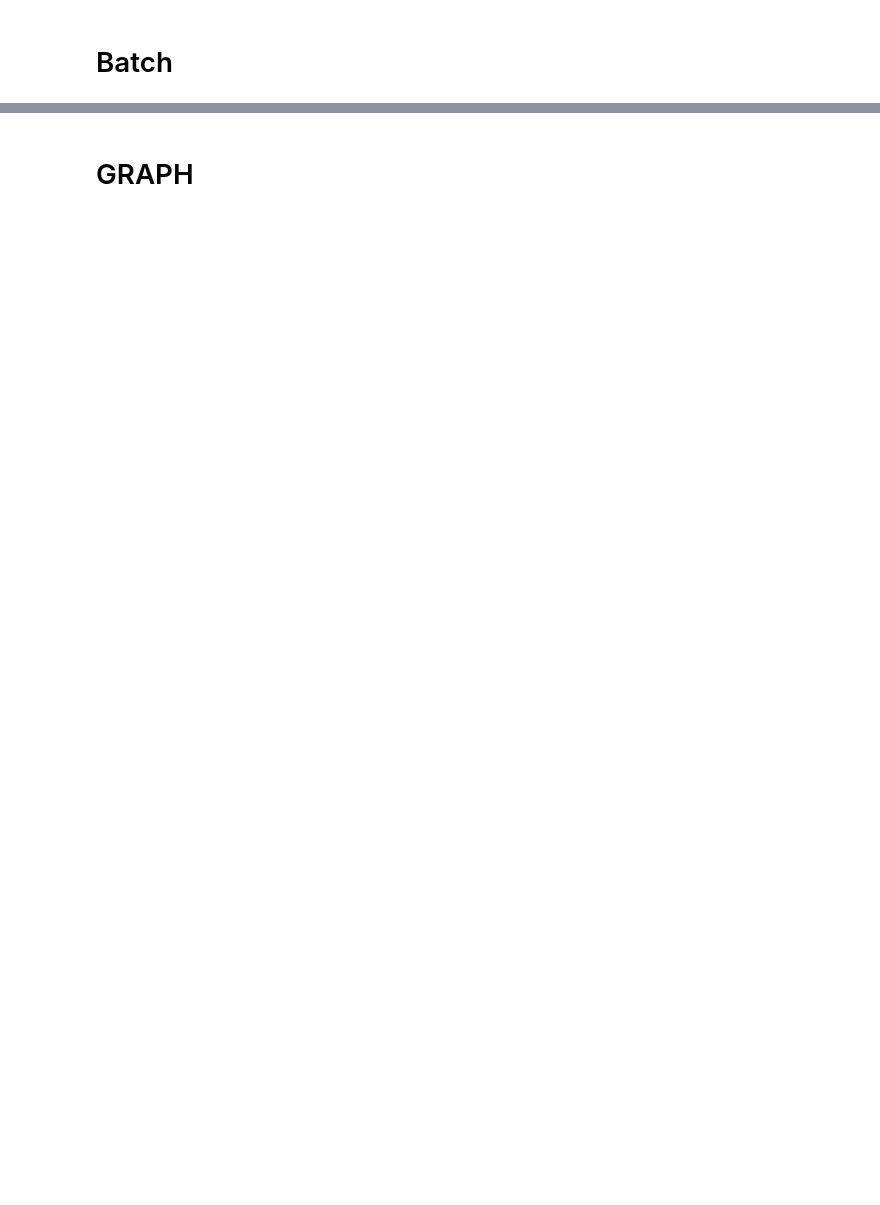
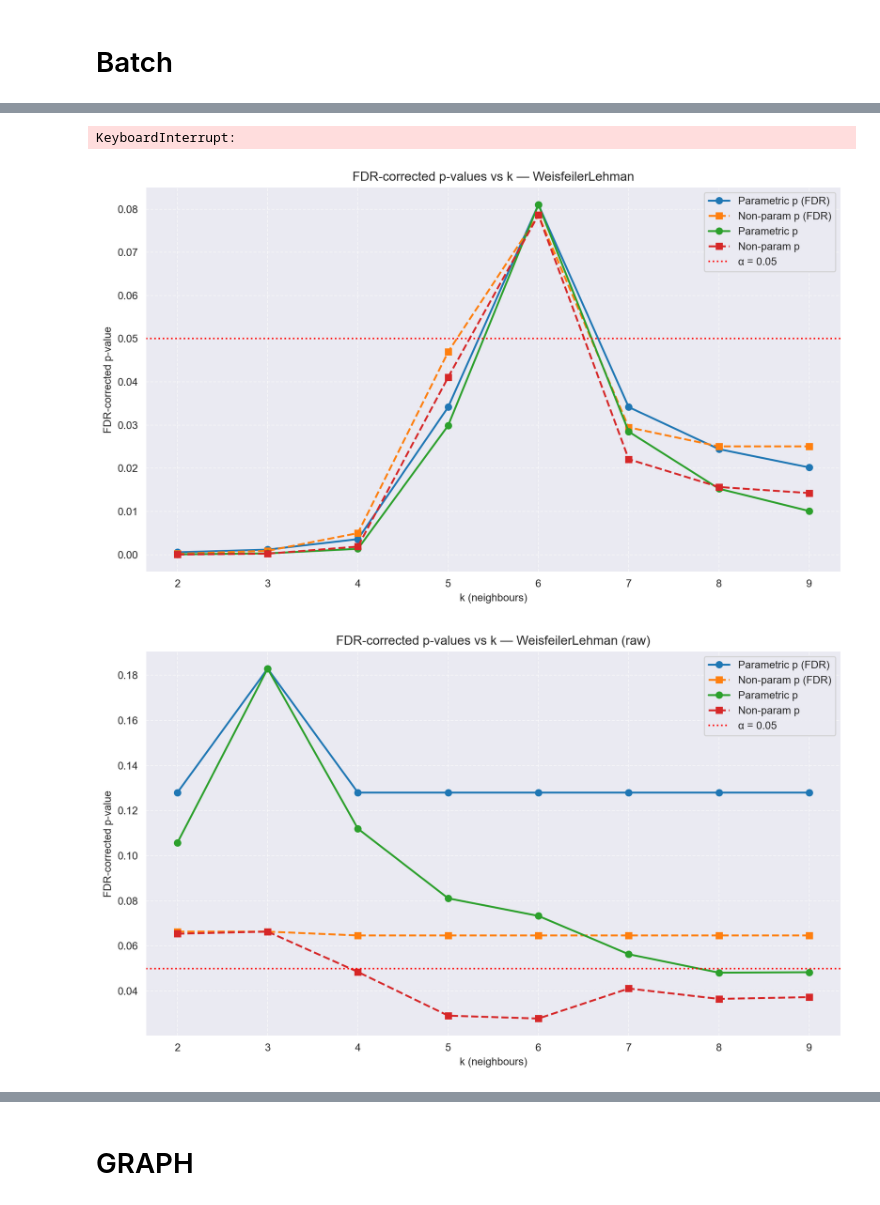
Before and after one commit to 5i5ousPlay/thesisv3, a Jupyter notebook: notebook.ipynb, the cells around one changed output, grey strips where cells are left out. Saved outputs shown, nothing was run; the diff lists cells and outputs as text; code cells hidden in the pictures; blank space fills up the shorter version.

```diff
--- a/notebook.ipynb
+++ b/notebook.ipynb
@@ -30,4 +51,5 @@ for k in range(2, 11):
 # %%
 from thesisv3.validation.tuners import compare_kernels
 # %%
-results = compare_kernels(batcher_dir="./Output/batcher_output", output_dir="./Output/tuner_output", min_k=2)
+results = compare_kernels(batcher_dir="./Output/batcher_output_2", output_dir="./Output/tuner_output_2", min_k=2, max_k=10)
+# %% [output]
@@ -33,0 +107,3 @@ results = compare_kernels(batcher_dir="./Output/batcher_output", output_dir="./O
+KeyboardInterrupt:
+[figure, added]
+[figure, added]
```
Also changed, not shown: parts of 6 cells of this notebook, 3 other files.
